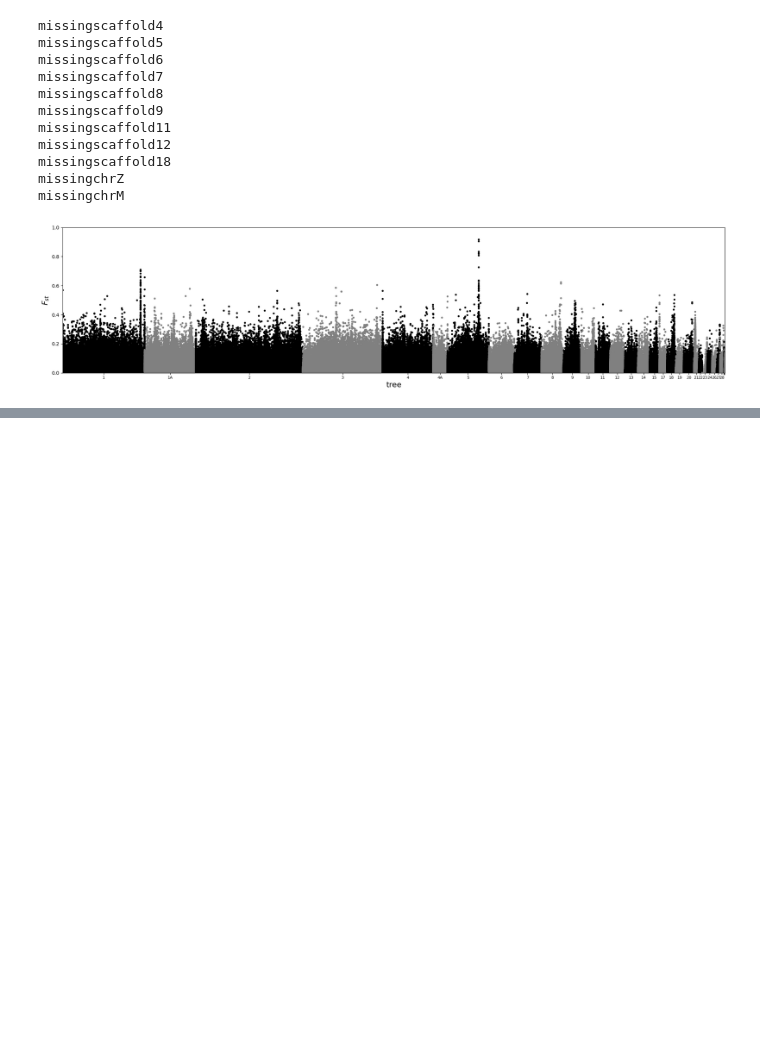
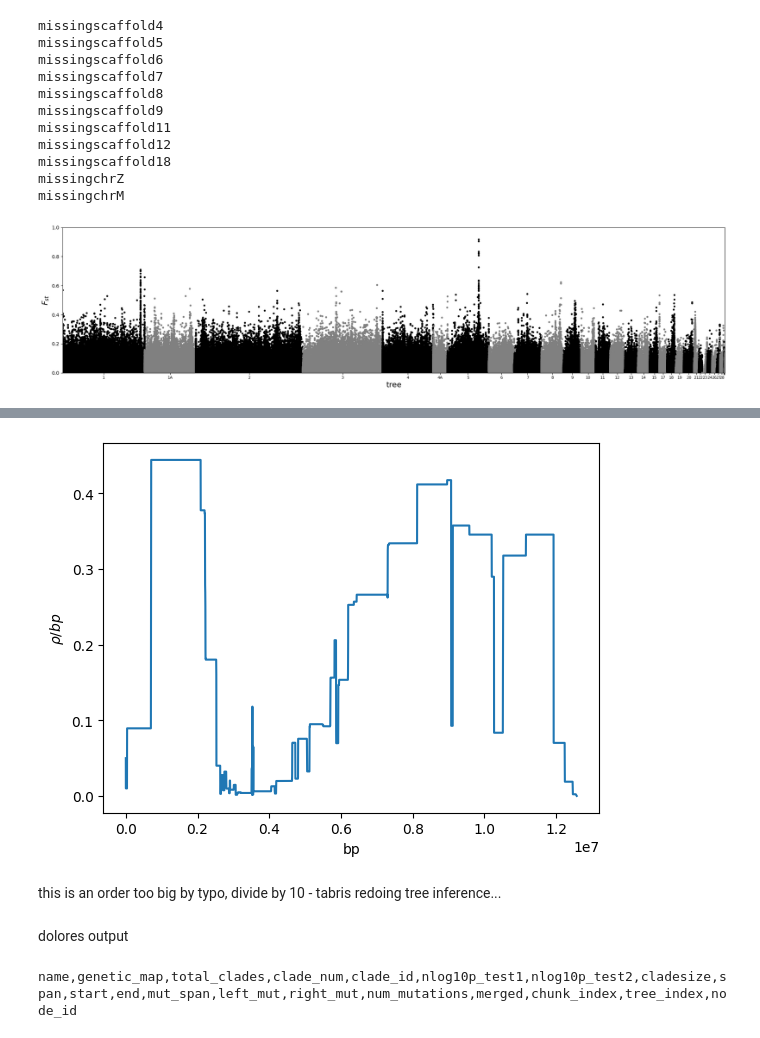
Before and after one commit to mmosmond/spacetrees-crows, a Jupyter notebook: plotting.ipynb, the cells around one changed output, grey strips where cells are left out. Drawn from its saved outputs; the diff is of its cells as text; code cells hidden in the pictures; blank space fills up the shorter version.

```diff
--- a/plotting.ipynb
+++ b/plotting.ipynb
@@ -455,0 +500,12 @@ plt.show()
+# %%
+ne=2e5 #value used to convert from LDhelmet to cM/Mb (from most recent 2ne for all samples from relate?)
+# ne=6.5e5 #recent ne for eurn1 from gwee fig 2
+plt.plot([rmap[-1][0]-i[0] for i in rmap],
+         [i[1]*4*ne*1e6/100 for i in rmap]) #convert cM/Mb to rho/bp
+plt.xlabel('bp')
+plt.ylabel(r'$\rho/bp$')
+plt.show()
+# %% [output]
+[figure, added]
+# %% [markdown]
+this is an order too big by typo, divide by 10 - tabris redoing tree inference...
@@ -455,0 +517,12 @@ plt.show()
+# %% [markdown]
+dolores output
+# %%
+dol_data = []
+with open('dolores/crows/chr18_output/chr18_output.csv','r') as f:
+    for i,line in enumerate(f):
+        if i==0:
+            print(line)
+        else:
+            dol_data.append(line.split(','))
+# %% [output]
+name,genetic_map,total_clades,clade_num,clade_id,nlog10p_test1,nlog10p_test2,cladesize,span,start,end,mut_span,left_mut,right_mut,num_mutations,merged,chunk_index,tree_index,node_id
```
Also changed, not shown: parts of 33 cells of this notebook.
